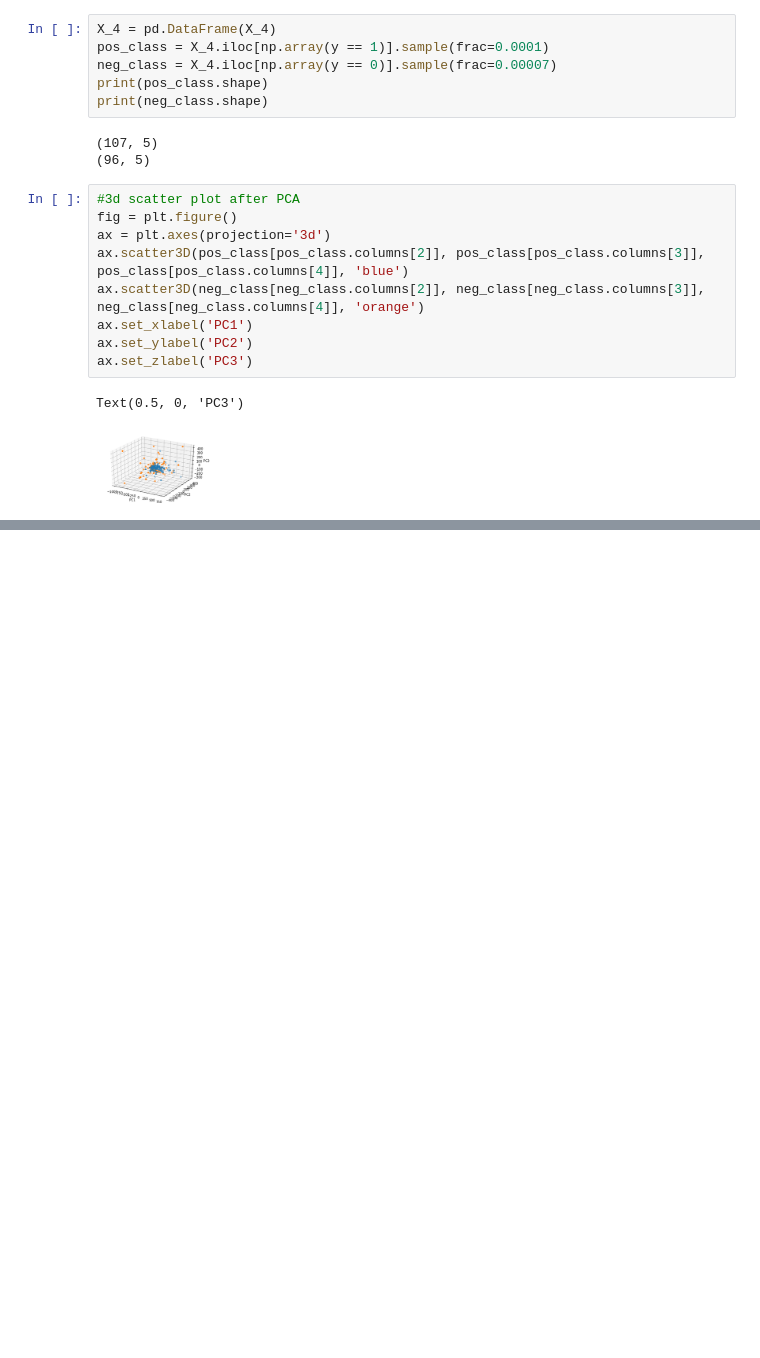
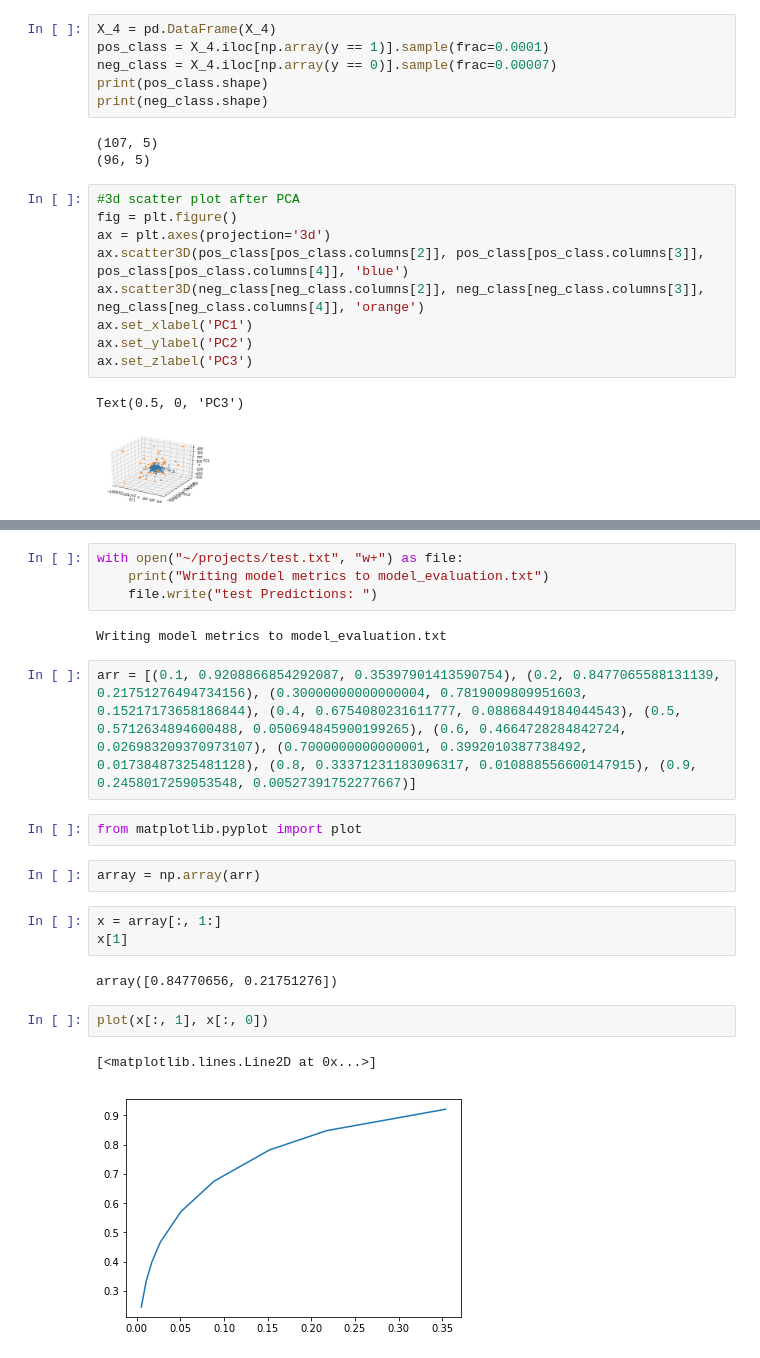
Before and after one commit to rahuldesai1/top-reco, a Jupyter notebook: Data.ipynb, the cells around one changed output, grey strips where cells are left out. Saved outputs shown, nothing was run; the diff lists cells and outputs as text; blank space fills up the shorter version.

Commit message:
Thresholding works. Bug in writing file to model_evaluation.txt

```diff
--- a/Data.ipynb
+++ b/Data.ipynb
@@ -268,0 +266,22 @@ Text(0.09379629152477457, 0.012566320283548647, 'PC3')
+# %%
+with open("~/projects/test.txt", "w+") as file:
+    print("Writing model metrics to model_evaluation.txt")
+    file.write("test Predictions: ")
+# %% [output]
+Writing model metrics to model_evaluation.txt
+# %%
+arr = [(0.1, 0.9208866854292087, 0.35397901413590754), (0.2, 0.8477065588131139, 0.21751276494734156), (0.30000000000000004, 0.7819009809951603, 0.15217173658186844), (0.4, 0.6754080231611777, 0.08868449184044543), (0.5, 0.5712634894600488, 0.050694845900199265), (0.6, 0.4664728284842724, 0.026983209370973107), (0.7000000000000001, 0.3992010387738492, 0.01738487325481128), (0.8, 0.33371231183096317, 0.010888556600147915), (0.9, 0.2458017259053548, 0.00527391752277667)]
+# %%
+from matplotlib.pyplot import plot
+# %%
+array = np.array(arr)
+# %%
+x = array[:, 1:]
+x[1]
+# %% [output]
+array([0.84770656, 0.21751276])
+# %%
+plot(x[:, 1], x[:, 0])
+# %% [output]
+[<matplotlib.lines.Line2D at 0x...>]
+[figure, added]
```
Also changed, not shown: parts of 1 cell of this notebook, 5 other files.
